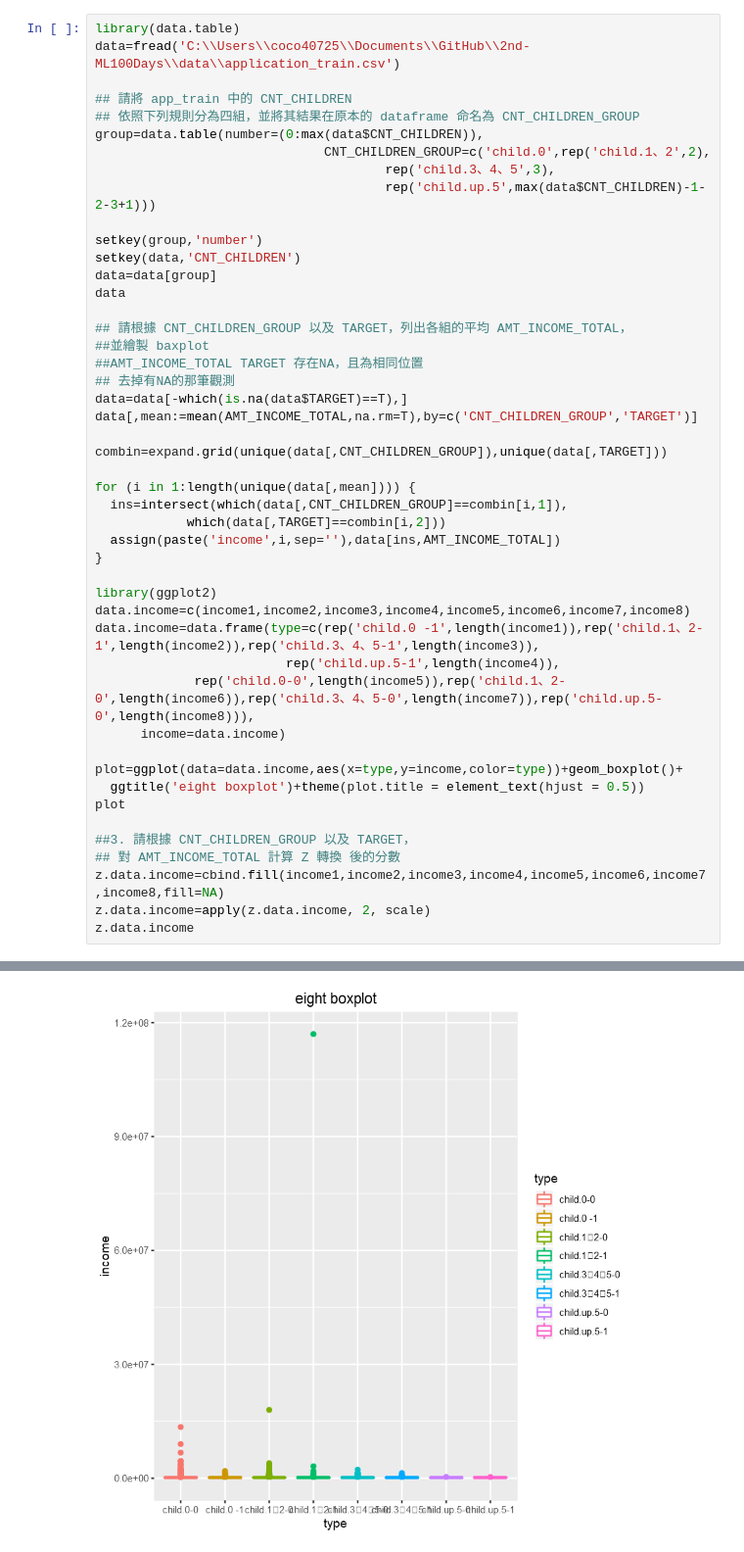
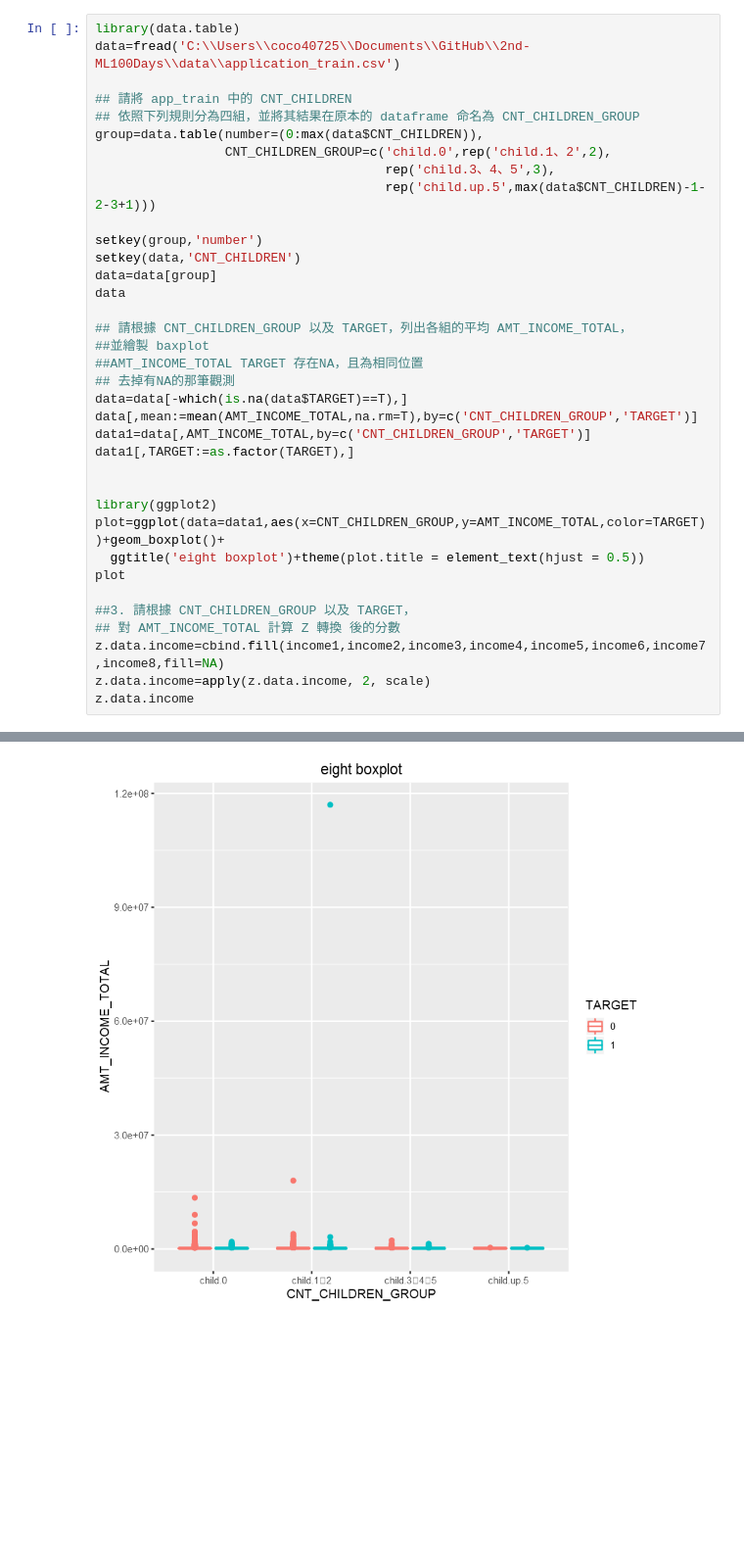
Before and after one commit to Mvinbin/2nd-ML100Days, a Jupyter notebook: homework/Day_008_HW.ipynb, the cells around one changed output, grey strips where cells are left out. Shown: that part at 98% size. Saved outputs shown, nothing was run; the diff lists cells and outputs as text; blank space fills up the shorter version.

```diff
--- a/homework/Day_008_HW.ipynb
+++ b/homework/Day_008_HW.ipynb
@@ -5,7 +5,7 @@ data=fread('C:\\Users\\coco40725\\Documents\\GitHub\\2nd-ML100Days\\data\\applic
 ## 請將 app_train 中的 CNT_CHILDREN
 ## 依照下列規則分為四組，並將其結果在原本的 dataframe 命名為 CNT_CHILDREN_GROUP
 group=data.table(number=(0:max(data$CNT_CHILDREN)),
-                              CNT_CHILDREN_GROUP=c('child.0',rep('child.1、2',2),
+                 CNT_CHILDREN_GROUP=c('child.0',rep('child.1、2',2),
                                       rep('child.3、4、5',3),
                                       rep('child.up.5',max(data$CNT_CHILDREN)-1-2-3+1)))
 
@@ -20,50 +20,39 @@ data
 ## 去掉有NA的那筆觀測
 data=data[-which(is.na(data$TARGET)==T),]
 data[,mean:=mean(AMT_INCOME_TOTAL,na.rm=T),by=c('CNT_CHILDREN_GROUP','TARGET')]
+data1=data[,AMT_INCOME_TOTAL,by=c('CNT_CHILDREN_GROUP','TARGET')]
+data1[,TARGET:=as.factor(TARGET),]
 
-combin=expand.grid(unique(data[,CNT_CHILDREN_GROUP]),unique(data[,TARGET]))
-
-for (i in 1:length(unique(data[,mean]))) {
-  ins=intersect(which(data[,CNT_CHILDREN_GROUP]==combin[i,1]),
-            which(data[,TARGET]==combin[i,2]))
-  assign(paste('income',i,sep=''),data[ins,AMT_INCOME_TOTAL])
-}
 
 library(ggplot2)
-data.income=c(income1,income2,income3,income4,income5,income6,income7,income8)
-data.income=data.frame(type=c(rep('child.0 -1',length(income1)),rep('child.1、2-1',length(income2)),rep('child.3、4、5-1',length(income3)),
-                         rep('child.up.5-1',length(income4)),
-             rep('child.0-0',length(income5)),rep('child.1、2-0',length(income6)),rep('child.3、4、5-0',length(income7)),rep('child.up.5-0',length(income8))),
-      income=data.income)
-
-plot=ggplot(data=data.income,aes(x=type,y=income,color=type))+geom_boxplot()+
+plot=ggplot(data=data1,aes(x=CNT_CHILDREN_GROUP,y=AMT_INCOME_TOTAL,color=TARGET))+geom_boxplot()+
   ggtitle('eight boxplot')+theme(plot.title = element_text(hjust = 0.5))
 plot
 
 ##3. 請根據 CNT_CHILDREN_GROUP 以及 TARGET，
 ## 對 AMT_INCOME_TOTAL 計算 Z 轉換 後的分數
 z.data.income=cbind.fill(income1,income2,income3,income4,income5,income6,income7,income8,fill=NA)
 z.data.income=apply(z.data.income, 2, scale)
 z.data.income
 # %% [output]
 Warning message:
 "package 'data.table' was built under R version 3.5.3"
 | SK_ID_CURR | TARGET | NAME_CONTRACT_TYPE | CODE_GENDER | FLAG_OWN_CAR | FLAG_OWN_REALTY | CNT_CHILDREN | ... |
 | 100002 | 1 | Cash loans | M | N | Y | 0 | ... |
 | 100003 | 0 | Cash loans | F | N | N | 0 | ... |
 | 100004 | 0 | Revolving loans | M | Y | Y | 0 | ... |
 | 100006 | 0 | Cash loans | F | N | Y | 0 | ... |
 | 100007 | 0 | Cash loans | M | N | Y | 0 | ... |
 | 100008 | 0 | Cash loans | M | N | Y | 0 | ... |
 | 100010 | 0 | Cash loans | M | Y | Y | 0 | ... |
 | 100011 | 0 | Cash loans | F | N | Y | 0 | ... |
 | 100012 | 0 | Revolving loans | M | N | Y | 0 | ... |
 | 100015 | 0 | Cash loans | F | N | Y | 0 | ... |
 | ... | ... | ... | ... | ... | ... | ... | ... |
 | NA | NA | NA | NA | NA | NA | 16 | ... |
 | NA | NA | NA | NA | NA | NA | 17 | ... |
 | NA | NA | NA | NA | NA | NA | 18 | ... |
 | 280108 | 0 | Cash loans | F | N | Y | 19 | ... |
 | 407877 | 0 | Cash loans | F | N | Y | 19 | ... |
 ERROR: Error in cbind.fill(income1, income2, income3, income4, income5, income6, : 沒有這個函數 "cbind.fill"
-[figure, old version]
+[figure, new version]
```
